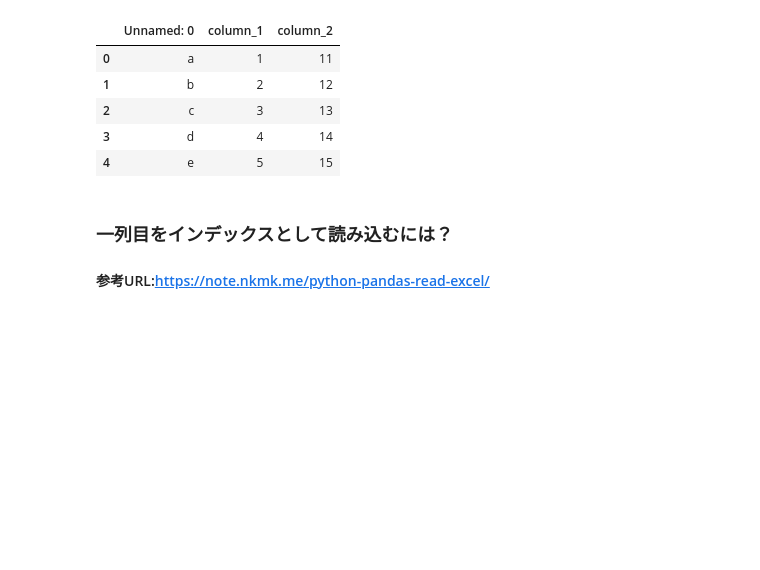
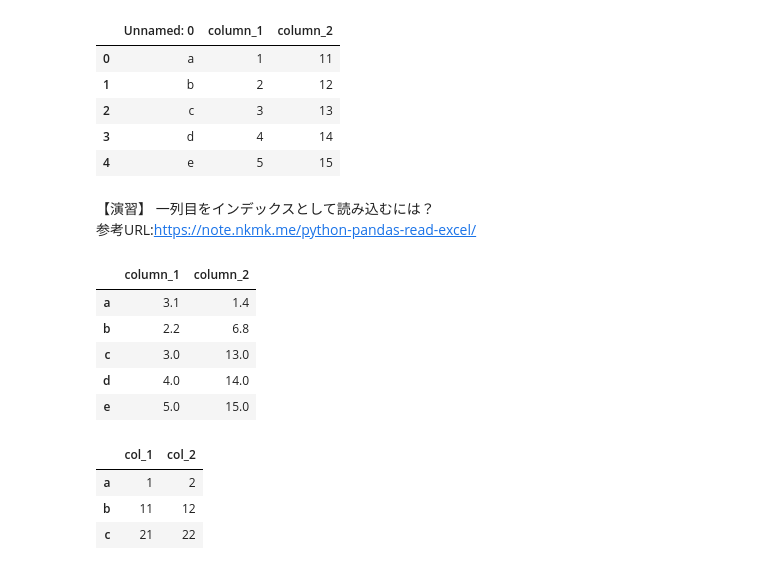
Before and after one commit to FujiiNoritsugu/Python_DataScience, a Jupyter notebook: try_pandas.ipynb, the cells around one changed output. Saved outputs shown, nothing was run; the diff lists cells and outputs as text; code cells hidden in the pictures; blank space fills up the shorter version.

```diff
--- a/try_pandas.ipynb
+++ b/try_pandas.ipynb
@@ -207,5 +247,16 @@ df4 = pd.read_excel('df2_data.xlsx')
 # %%
 df4
 # %% [markdown]
-### 一列目をインデックスとして読み込むには？
-#### 参考URL:https://note.nkmk.me/python-pandas-read-excel/
+【演習】 一列目をインデックスとして読み込むには？
+参考URL:https://note.nkmk.me/python-pandas-read-excel/
+# %%
+df3 = pd.read_csv('df_data.csv', index_col=0)
+# %%
+df3
+# %% [output]
+|  | column_1 | column_2 |
+| a | 3.1 | 1.4 |
+| b | 2.2 | 6.8 |
+| c | 3.0 | 13.0 |
+| d | 4.0 | 14.0 |
+| e | 5.0 | 15.0 |
@@ -211,0 +265,7 @@ df4
+# %%
+df4
+# %% [output]
+|  | col_1 | col_2 |
+| a | 1 | 2 |
+| b | 11 | 12 |
+| c | 21 | 22 |
```
Also changed, not shown: parts of 11 cells of this notebook, 2 other files.
